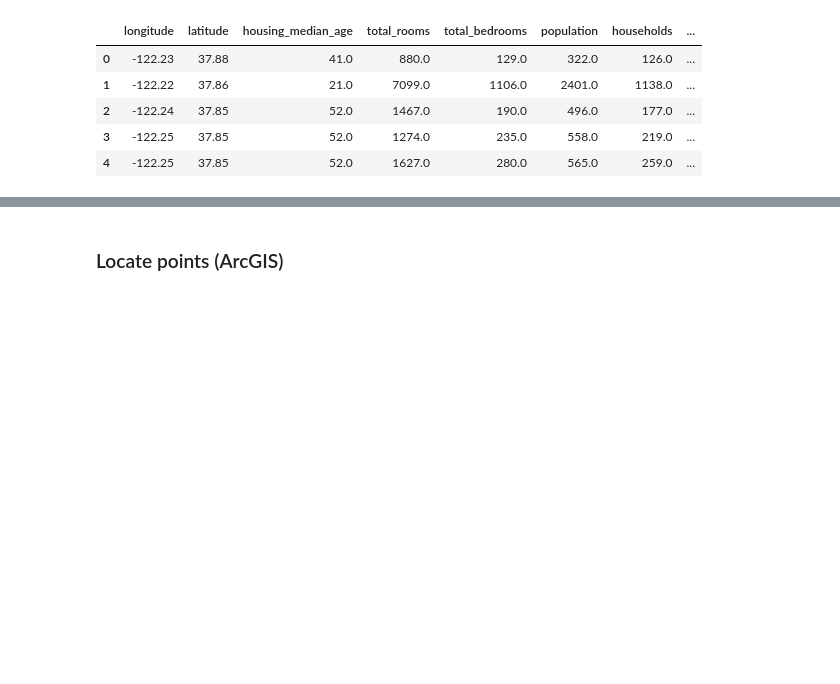
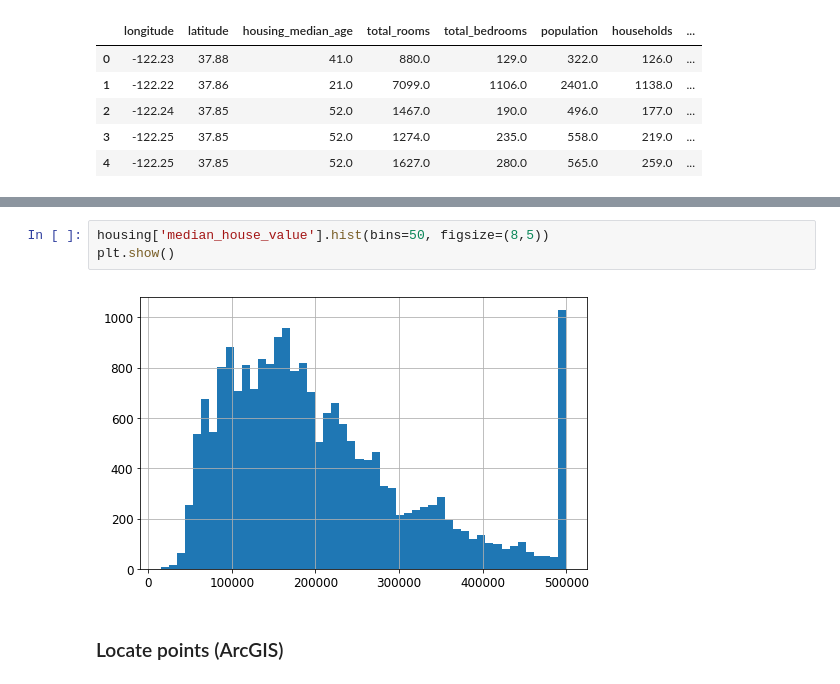
Before and after one commit to rodrigodub/mlbook, a Jupyter notebook: Housing.ipynb, the cells around one changed output, grey strips where cells are left out. Drawn from its saved outputs; the diff is of its cells as text; blank space fills up the shorter version.

```diff
--- a/Housing.ipynb
+++ b/Housing.ipynb
@@ -41,3 +89,8 @@ housing.head()
+# %%
+housing['median_house_value'].hist(bins=50, figsize=(8,5))
+plt.show()
+# %% [output]
+[figure, added]
 # %% [markdown]
 ### Locate points (ArcGIS)
 # %%
```
Also changed, not shown: parts of 22 cells of this notebook, 55 other files.
